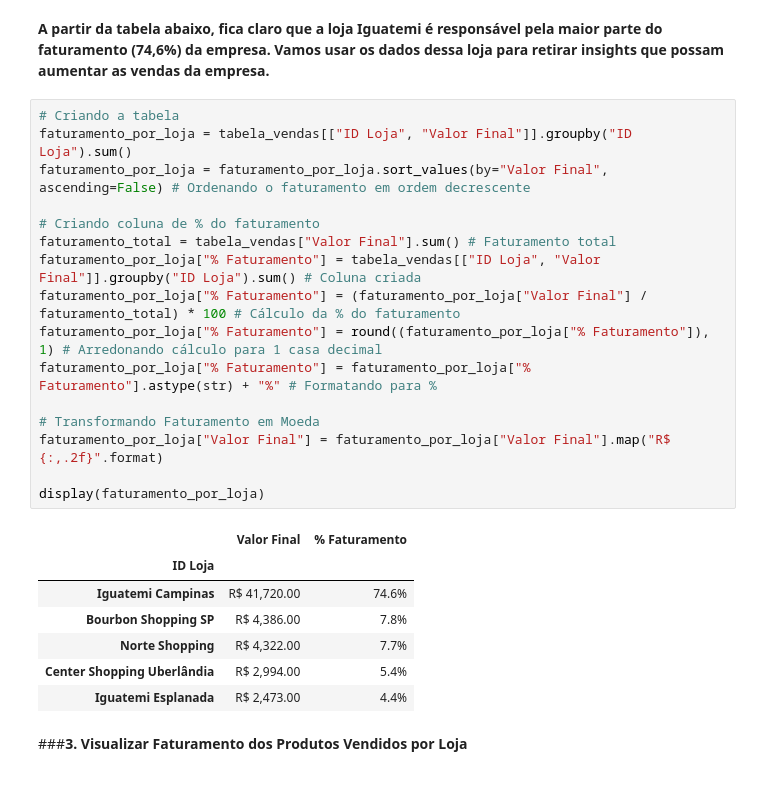
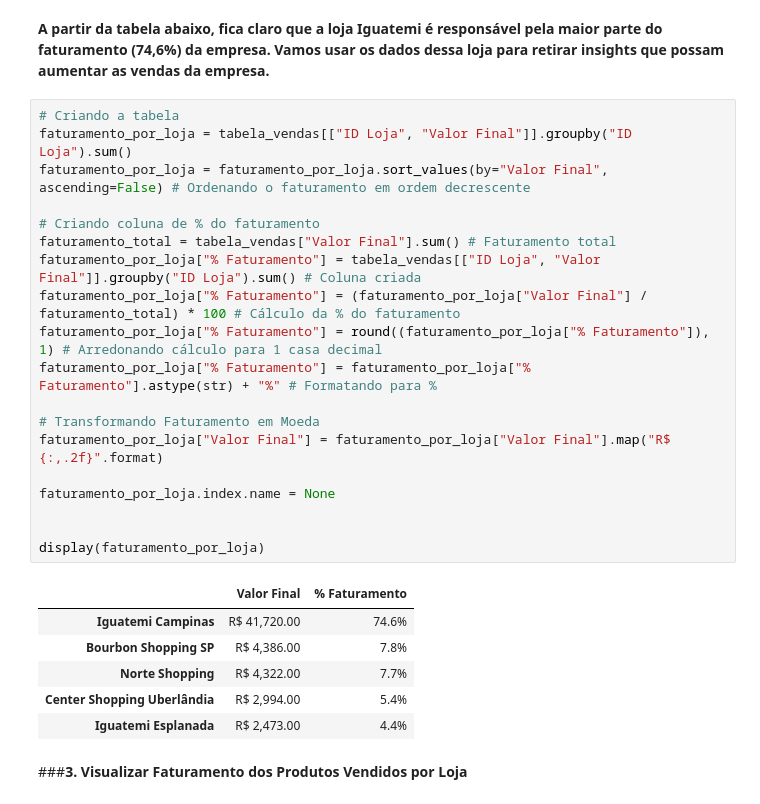
Before and after one commit to MAGALHAESMARIA/Vendas, a Jupyter notebook: Análise_de_Vendas.ipynb, the cells around one changed output. Cells and saved outputs as stored; diff of their text form.

```diff
--- a/Análise_de_Vendas.ipynb
+++ b/Análise_de_Vendas.ipynb
@@ -36,22 +35,24 @@ display(tabela_vendas.head(11))
 # %%
 # Criando a tabela
 faturamento_por_loja = tabela_vendas[["ID Loja", "Valor Final"]].groupby("ID Loja").sum()
 faturamento_por_loja = faturamento_por_loja.sort_values(by="Valor Final", ascending=False) # Ordenando o faturamento em ordem decrescente
 
 # Criando coluna de % do faturamento
 faturamento_total = tabela_vendas["Valor Final"].sum() # Faturamento total
 faturamento_por_loja["% Faturamento"] = tabela_vendas[["ID Loja", "Valor Final"]].groupby("ID Loja").sum() # Coluna criada
 faturamento_por_loja["% Faturamento"] = (faturamento_por_loja["Valor Final"] / faturamento_total) * 100 # Cálculo da % do faturamento
 faturamento_por_loja["% Faturamento"] = round((faturamento_por_loja["% Faturamento"]), 1) # Arredonando cálculo para 1 casa decimal
 faturamento_por_loja["% Faturamento"] = faturamento_por_loja["% Faturamento"].astype(str) + "%" # Formatando para %
 
 # Transformando Faturamento em Moeda
 faturamento_por_loja["Valor Final"] = faturamento_por_loja["Valor Final"].map("R$ {:,.2f}".format)
 
+faturamento_por_loja.index.name = None
+
+
 display(faturamento_por_loja)
 # %% [output]
 |  | Valor Final | % Faturamento |
-| ID Loja |  |  |
 | Iguatemi Campinas | R$ 41,720.00 | 74.6% |
 | Bourbon Shopping SP | R$ 4,386.00 | 7.8% |
 | Norte Shopping | R$ 4,322.00 | 7.7% |
```
Also changed, not shown: parts of 3 cells of this notebook.
